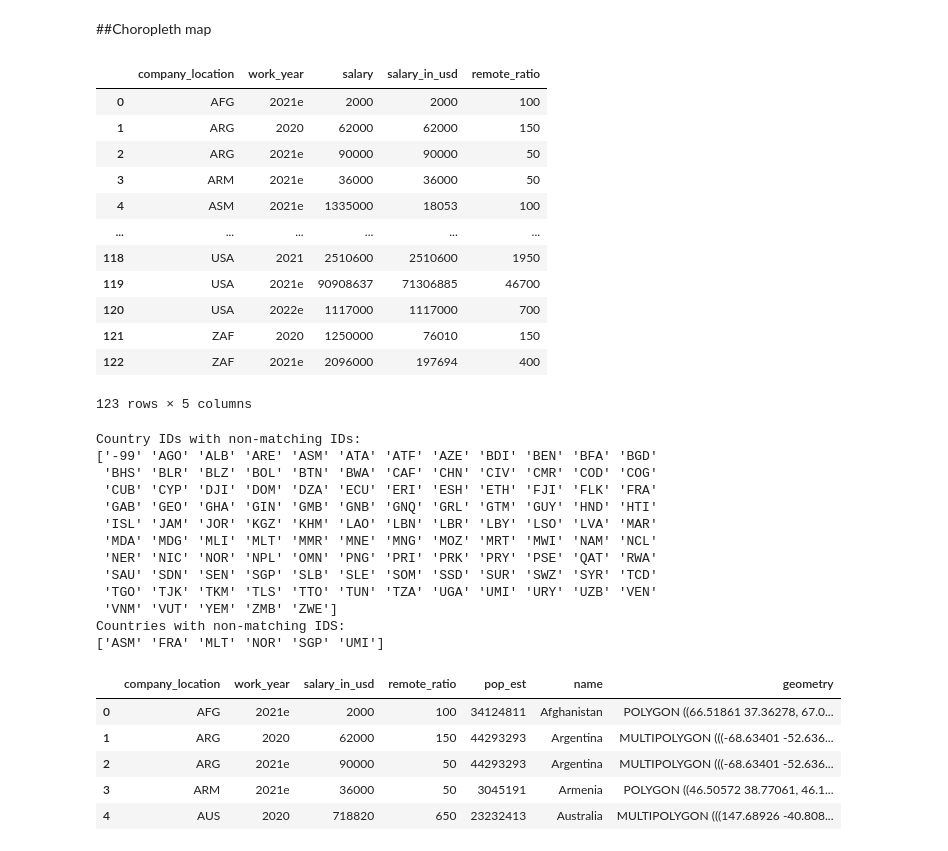
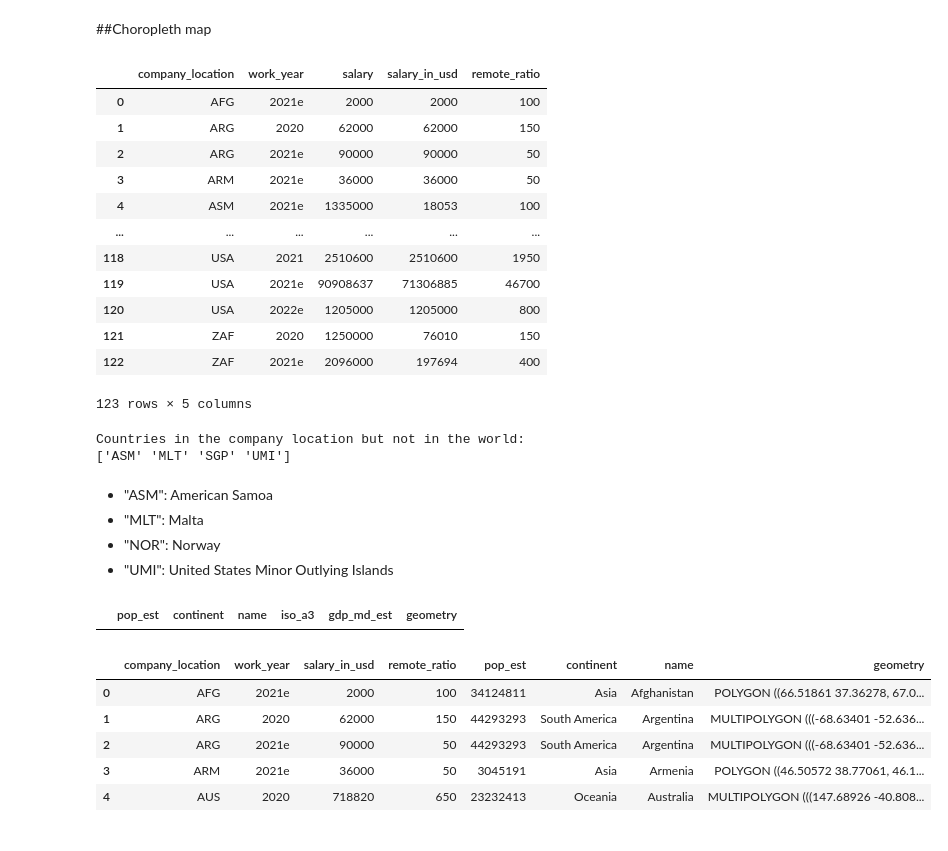
Before and after one commit to wen0705/A-Comparative-Analysis-of-Global-Remote-Work-Salaries, a Jupyter notebook: Project2022ipynb.ipynb, the cells around one changed output. Drawn from its saved outputs; the diff is of its cells as text; code cells hidden in the pictures.

```diff
--- a/Project2022ipynb.ipynb
+++ b/Project2022ipynb.ipynb
@@ -106,3 +113,7 @@ converter = coco.CountryConverter()
 iso3 = converter.convert(names = iso, src = 'ISO2', to = 'ISO3')
 dataset = dataset.replace(iso, iso3)
 dataset.head()
+
+#add iso3 code to the world
+world.loc[21,'iso_a3'] = 'NOR'
+world.loc[43,'iso_a3'] = 'FRA'
@@ -155,16 +159,14 @@ dataset_remote = (
     .reset_index()
 )
 display(dataset_remote)
+
 # County IDs not in geometric data
 dataset_remote_ids = dataset_remote.company_location.unique()
 world_ids = world.iso_a3.unique()
 
 # Find IDs only in one of the two county ID sets
-unmatched_ids = np.setxor1d(dataset_remote_ids, world_ids)
-print(f"Country IDs with non-matching IDs: \n{unmatched_ids}")
-print(
-    f"Countries with non-matching IDS: \n{dataset_remote [dataset_remote.company_location.isin(unmatched_ids)].company_location.unique()}"
-)
+unmatched_ids = np.setxor1d(dataset_remote_ids, world_ids) #-----> difference
+print(f"Countries in the company location but not in the world: \n{dataset_remote [dataset_remote.company_location.isin(unmatched_ids)].company_location.unique()}")
 # %% [output]
 |  | company_location | work_year | salary | salary_in_usd | remote_ratio |
 | 0 | AFG | 2021e | 2000 | 2000 | 100 |
@@ -175,42 +177,44 @@ print(
 | ... | ... | ... | ... | ... | ... |
 | 118 | USA | 2021 | 2510600 | 2510600 | 1950 |
 | 119 | USA | 2021e | 90908637 | 71306885 | 46700 |
-| 120 | USA | 2022e | 1117000 | 1117000 | 700 |
+| 120 | USA | 2022e | 1205000 | 1205000 | 800 |
 | 121 | ZAF | 2020 | 1250000 | 76010 | 150 |
 | 122 | ZAF | 2021e | 2096000 | 197694 | 400 |
 123 rows × 5 columns
-Country IDs with non-matching IDs:
-['-99' 'AGO' 'ALB' 'ARE' 'ASM' 'ATA' 'ATF' 'AZE' 'BDI' 'BEN' 'BFA' 'BGD'
- 'BHS' 'BLR' 'BLZ' 'BOL' 'BTN' 'BWA' 'CAF' 'CHN' 'CIV' 'CMR' 'COD' 'COG'
- 'CUB' 'CYP' 'DJI' 'DOM' 'DZA' 'ECU' 'ERI' 'ESH' 'ETH' 'FJI' 'FLK' 'FRA'
- 'GAB' 'GEO' 'GHA' 'GIN' 'GMB' 'GNB' 'GNQ' 'GRL' 'GTM' 'GUY' 'HND' 'HTI'
- 'ISL' 'JAM' 'JOR' 'KGZ' 'KHM' 'LAO' 'LBN' 'LBR' 'LBY' 'LSO' 'LVA' 'MAR'
- 'MDA' 'MDG' 'MLI' 'MLT' 'MMR' 'MNE' 'MNG' 'MOZ' 'MRT' 'MWI' 'NAM' 'NCL'
- 'NER' 'NIC' 'NOR' 'NPL' 'OMN' 'PNG' 'PRI' 'PRK' 'PRY' 'PSE' 'QAT' 'RWA'
- 'SAU' 'SDN' 'SEN' 'SGP' 'SLB' 'SLE' 'SOM' 'SSD' 'SUR' 'SWZ' 'SYR' 'TCD'
- 'TGO' 'TJK' 'TKM' 'TLS' 'TTO' 'TUN' 'TZA' 'UGA' 'UMI' 'URY' 'UZB' 'VEN'
- 'VNM' 'VUT' 'YEM' 'ZMB' 'ZWE']
-Countries with non-matching IDS:
-['ASM' 'FRA' 'MLT' 'NOR' 'SGP' 'UMI']
+Countries in the company location but not in the world:
+['ASM' 'MLT' 'SGP' 'UMI']
+# %% [markdown]
+- "ASM": American Samoa
+- "MLT": Malta
+- "NOR": Norway
+- "UMI": United States Minor Outlying Islands
+# %%
+# find the lost one
+world[world.name == "Singapore"] # there is no singapore in the world dataset
+world[world.name == "Malta"] #no malta
+world[world.name == "United States Minor Outlyng Islands"] #no
+world[world.name == "American Samoa"] #no
+# %% [output]
+|  | pop_est | continent | name | iso_a3 | gdp_md_est | geometry |
 # %%
 # Merge into single data frame
 dataset_remote_geo = dataset_remote.merge(
     world, how="inner", left_on="company_location", right_on="iso_a3"
 )
 dataset_remote_geo.drop(
     dataset_remote_geo.columns.difference(
-        ["name","company_location", "salary_in_usd", "remote_ratio", "pop_est", "geometry",'work_year']
+        ["name","company_location", "salary_in_usd", "remote_ratio", "pop_est", "geometry",'work_year','continent']
     ),
     1,
     inplace=True,
 )
 display(dataset_remote_geo.head())
 # %% [output]
-|  | company_location | work_year | salary_in_usd | remote_ratio | pop_est | name | geometry |
-| 0 | AFG | 2021e | 2000 | 100 | 34124811 | Afghanistan | POLYGON ((66.51861 37.36278, 67.0... |
-| 1 | ARG | 2020 | 62000 | 150 | 44293293 | Argentina | MULTIPOLYGON (((-68.63401 -52.636... |
-| 2 | ARG | 2021e | 90000 | 50 | 44293293 | Argentina | MULTIPOLYGON (((-68.63401 -52.636... |
-| 3 | ARM | 2021e | 36000 | 50 | 3045191 | Armenia | POLYGON ((46.50572 38.77061, 46.1... |
-| 4 | AUS | 2020 | 718820 | 650 | 23232413 | Australia | MULTIPOLYGON (((147.68926 -40.808... |
+|  | company_location | work_year | salary_in_usd | remote_ratio | pop_est | continent | name | geometry |
+| 0 | AFG | 2021e | 2000 | 100 | 34124811 | Asia | Afghanistan | POLYGON ((66.51861 37.36278, 67.0... |
+| 1 | ARG | 2020 | 62000 | 150 | 44293293 | South America | Argentina | MULTIPOLYGON (((-68.63401 -52.636... |
+| 2 | ARG | 2021e | 90000 | 50 | 44293293 | South America | Argentina | MULTIPOLYGON (((-68.63401 -52.636... |
+| 3 | ARM | 2021e | 36000 | 50 | 3045191 | Asia | Armenia | POLYGON ((46.50572 38.77061, 46.1... |
+| 4 | AUS | 2020 | 718820 | 650 | 23232413 | Oceania | Australia | MULTIPOLYGON (((147.68926 -40.808... |
 # %%
 from mpl_toolkits.axes_grid1 import make_axes_locatable
```
Also changed, not shown: parts of 10 cells of this notebook.
